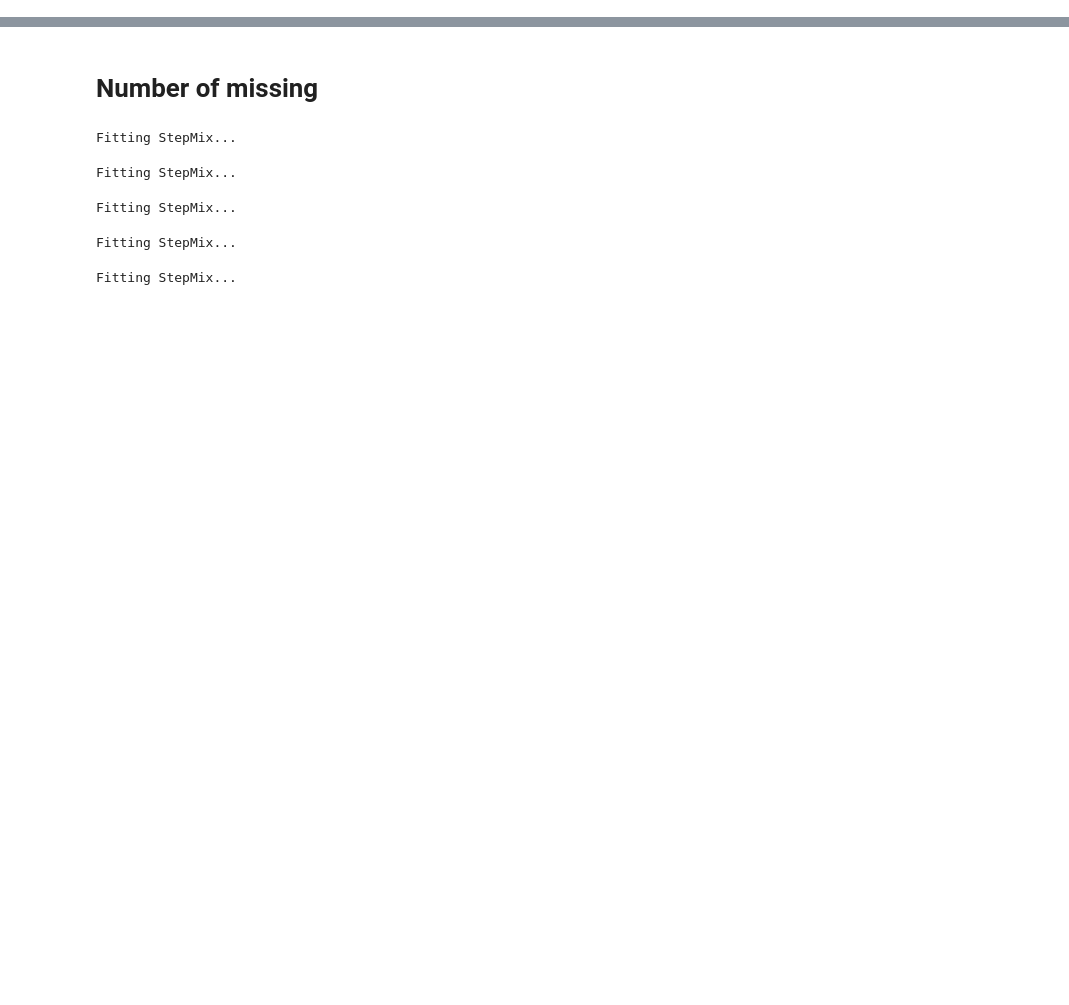
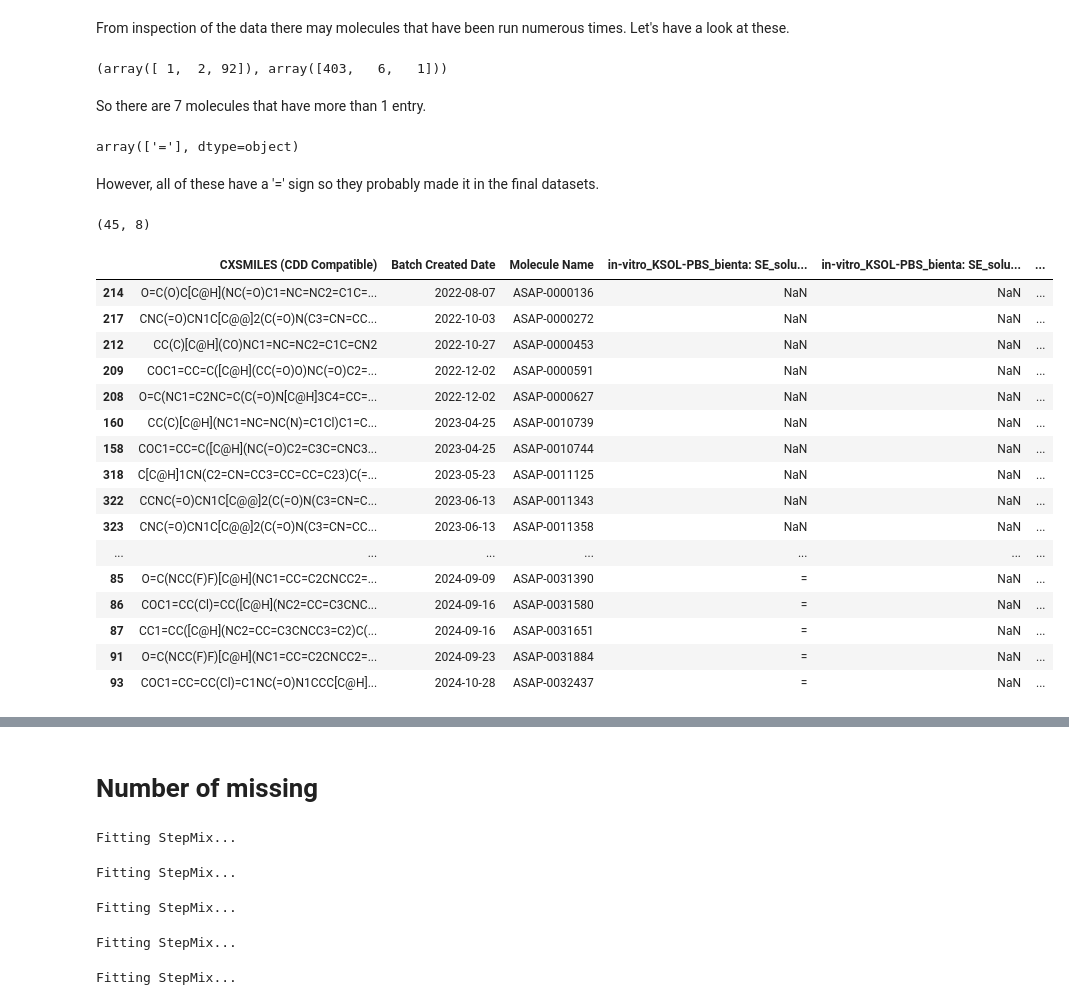
Before and after one commit to meyresearch/polaris_challenge, a Jupyter notebook: admet/missing_data.ipynb, the cells around one changed output, grey strips where cells are left out. Drawn from its saved outputs; the diff is of its cells as text; code cells hidden in the pictures; blank space fills up the shorter version.

```diff
--- a/admet/missing_data.ipynb
+++ b/admet/missing_data.ipynb
@@ -25,0 +158,5 @@ competition.model_config
+# %%
+ksol_raw = pd.read_csv(f'raw_data_package/admet/ADMET_KSOL_CONFIDENTIAL.csv')
+ksol_raw = ksol_raw.sort_values(by='Molecule Name', inplace=False)
+ksol_raw = ksol_raw.loc[:, ['CXSMILES (CDD Compatible)'] + ksol_raw.columns.difference(['CXSMILES (CDD Compatible)']).to_list()]
+ksol_raw.head()
@@ -25,0 +170,40 @@ competition.model_config
+# %% [markdown]
+From inspection of the data there may molecules that have been run numerous times.  Let's have a look at these.
+# %%
+ksol_raw['in-vitro_KSOL-PBS_bienta: mean_solubility (Mod)'].unique()
+counts = ksol_raw.groupby('Molecule Name')['in-vitro_KSOL-PBS_bienta: mean_solubility (Mod)'].count()
+
+np.unique(counts.values , return_counts=True)
+# %% [output]
+(array([ 1,  2, 92]), array([403,   6,   1]))
+# %% [markdown]
+So there are 7 molecules that have more than 1 entry.
+# %%
+ksol_raw.loc[ksol_raw['Molecule Name'].isin(counts[counts>1].index.to_list()), 'in-vitro_KSOL-PBS_bienta: mean_solubility (Mod)'].unique()
+# %% [output]
+array(['='], dtype=object)
+# %% [markdown]
+However, all of these have a '=' sign so they probably made it in the final datasets.
+# %%
+ksol_censored = ksol_raw.loc[ksol_raw['in-vitro_KSOL-PBS_bienta: mean_solubility (Mod)']!='=', :]
+print(ksol_censored.shape)
+ksol_censored
+# %% [output]
+(45, 8)
+|  | CXSMILES (CDD Compatible) | Batch Created Date | Molecule Name | in-vitro_KSOL-PBS_bienta: SE_solu... | in-vitro_KSOL-PBS_bienta: SE_solu... | ... |
+| 214 | O=C(O)C[C@H](NC(=O)C1=NC=NC2=C1C=... | 2022-08-07 | ASAP-0000136 | NaN | NaN | ... |
+| 217 | CNC(=O)CN1C[C@@]2(C(=O)N(C3=CN=CC... | 2022-10-03 | ASAP-0000272 | NaN | NaN | ... |
+| 212 | CC(C)[C@H](CO)NC1=NC=NC2=C1C=CN2 | 2022-10-27 | ASAP-0000453 | NaN | NaN | ... |
+| 209 | COC1=CC=C([C@H](CC(=O)O)NC(=O)C2=... | 2022-12-02 | ASAP-0000591 | NaN | NaN | ... |
+| 208 | O=C(NC1=C2NC=C(C(=O)N[C@H]3C4=CC=... | 2022-12-02 | ASAP-0000627 | NaN | NaN | ... |
+| 160 | CC(C)[C@H](NC1=NC=NC(N)=C1Cl)C1=C... | 2023-04-25 | ASAP-0010739 | NaN | NaN | ... |
+| 158 | COC1=CC=C([C@H](NC(=O)C2=C3C=CNC3... | 2023-04-25 | ASAP-0010744 | NaN | NaN | ... |
+| 318 | C[C@H]1CN(C2=CN=CC3=CC=CC=C23)C(=... | 2023-05-23 | ASAP-0011125 | NaN | NaN | ... |
+| 322 | CCNC(=O)CN1C[C@@]2(C(=O)N(C3=CN=C... | 2023-06-13 | ASAP-0011343 | NaN | NaN | ... |
+| 323 | CNC(=O)CN1C[C@@]2(C(=O)N(C3=CN=CC... | 2023-06-13 | ASAP-0011358 | NaN | NaN | ... |
+| ... | ... | ... | ... | ... | ... | ... |
+| 85 | O=C(NCC(F)F)[C@H](NC1=CC=C2CNCC2=... | 2024-09-09 | ASAP-0031390 | = | NaN | ... |
+| 86 | COC1=CC(Cl)=CC([C@H](NC2=CC=C3CNC... | 2024-09-16 | ASAP-0031580 | = | NaN | ... |
+| 87 | CC1=CC([C@H](NC2=CC=C3CNCC3=C2)C(... | 2024-09-16 | ASAP-0031651 | = | NaN | ... |
+| 91 | O=C(NCC(F)F)[C@H](NC1=CC=C2CNCC2=... | 2024-09-23 | ASAP-0031884 | = | NaN | ... |
+| 93 | COC1=CC=CC(Cl)=C1NC(=O)N1CCC[C@H]... | 2024-10-28 | ASAP-0032437 | = | NaN | ... |
```
Also changed, not shown: parts of 52 cells of this notebook.
